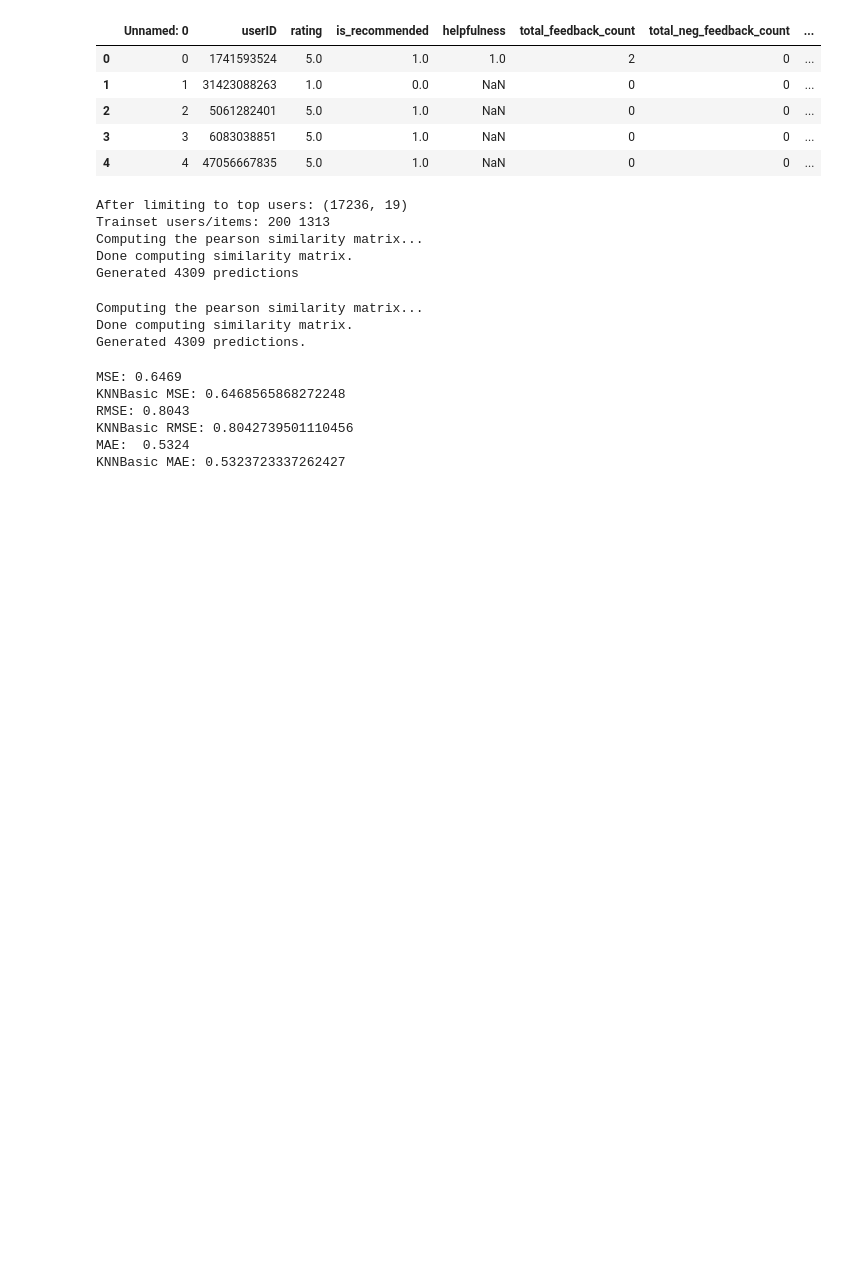
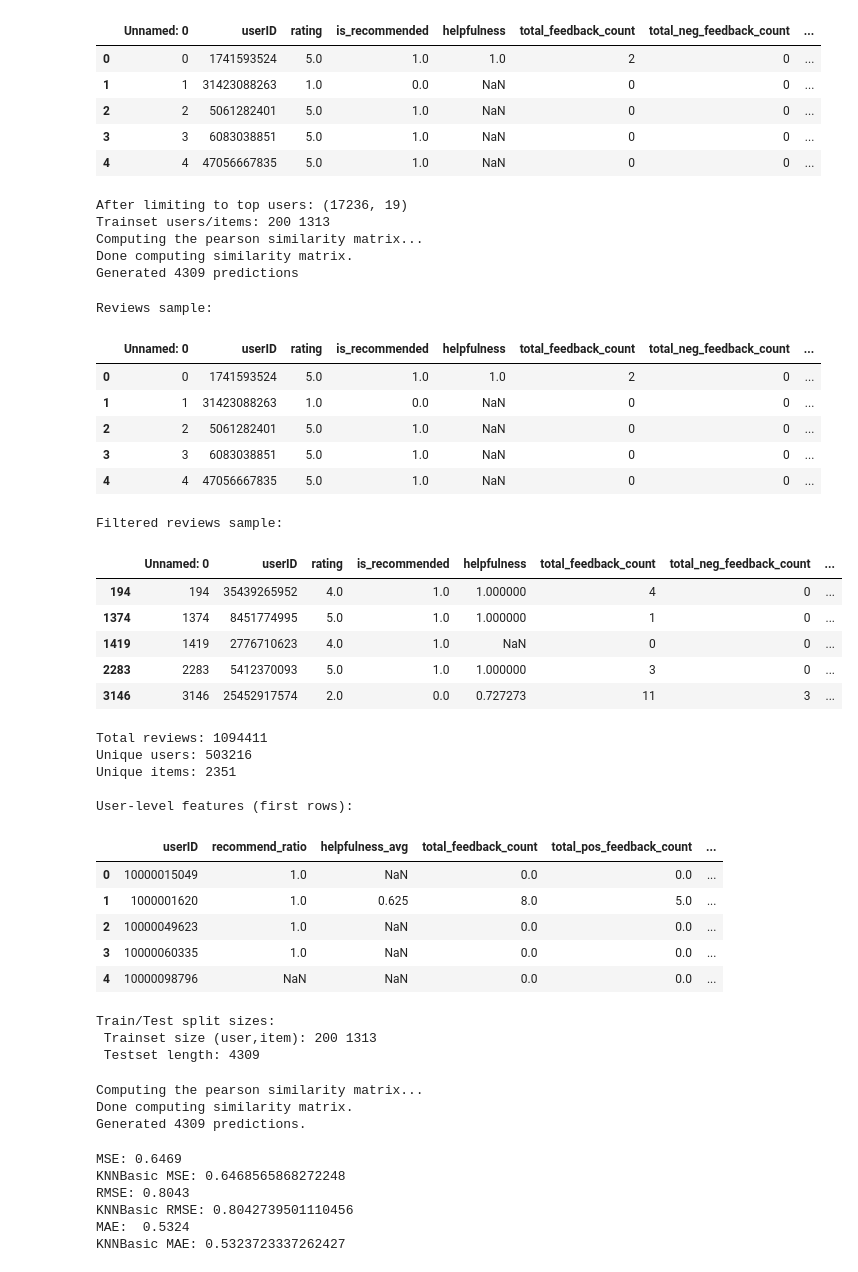
Before and after one commit to nurs-1502/Web_Mining_Project, a Jupyter notebook: Updated_Recommender_System.ipynb, the cells around one changed output. Drawn from its saved outputs; the diff is of its cells as text; code cells hidden in the pictures; blank space fills up the shorter version.

```diff
--- a/Updated_Recommender_System.ipynb
+++ b/Updated_Recommender_System.ipynb
@@ -116,6 +116,54 @@ Trainset users/items: 200 1313
 Computing the pearson similarity matrix...
 Done computing similarity matrix.
 Generated 4309 predictions
+# %%
+# Sanity-check of preprocessed data
+print("Reviews sample:")
+display(reviews.head())
+
+if 'reviews_sub' in globals():
+    print("Filtered reviews sample:")
+    display(reviews_sub.head())
+
+print(f"Total reviews: {len(reviews)}")
+print(f"Unique users: {reviews['userID'].nunique()}")
+print(f"Unique items: {reviews['itemID'].nunique()}")
+
+print("\nUser-level features (first rows):")
+display(user_extra.head())
+
+print("\nTrain/Test split sizes:")
+print(" Trainset size (user,item):", trainset.n_users, trainset.n_items)
+print(" Testset length:", len(testset))
+# %% [output]
+Reviews sample:
+|  | Unnamed: 0 | userID | rating | is_recommended | helpfulness | total_feedback_count | total_neg_feedback_count | ... |
+| 0 | 0 | 1741593524 | 5.0 | 1.0 | 1.0 | 2 | 0 | ... |
+| 1 | 1 | 31423088263 | 1.0 | 0.0 | NaN | 0 | 0 | ... |
+| 2 | 2 | 5061282401 | 5.0 | 1.0 | NaN | 0 | 0 | ... |
+| 3 | 3 | 6083038851 | 5.0 | 1.0 | NaN | 0 | 0 | ... |
+| 4 | 4 | 47056667835 | 5.0 | 1.0 | NaN | 0 | 0 | ... |
+Filtered reviews sample:
+|  | Unnamed: 0 | userID | rating | is_recommended | helpfulness | total_feedback_count | total_neg_feedback_count | ... |
+| 194 | 194 | 35439265952 | 4.0 | 1.0 | 1.000000 | 4 | 0 | ... |
+| 1374 | 1374 | 8451774995 | 5.0 | 1.0 | 1.000000 | 1 | 0 | ... |
+| 1419 | 1419 | 2776710623 | 4.0 | 1.0 | NaN | 0 | 0 | ... |
+| 2283 | 2283 | 5412370093 | 5.0 | 1.0 | 1.000000 | 3 | 0 | ... |
+| 3146 | 3146 | 25452917574 | 2.0 | 0.0 | 0.727273 | 11 | 3 | ... |
+Total reviews: 1094411
+Unique users: 503216
+Unique items: 2351
+
+User-level features (first rows):
+|  | userID | recommend_ratio | helpfulness_avg | total_feedback_count | total_pos_feedback_count | ... |
+| 0 | 10000015049 | 1.0 | NaN | 0.0 | 0.0 | ... |
+| 1 | 1000001620 | 1.0 | 0.625 | 8.0 | 5.0 | ... |
+| 2 | 10000049623 | 1.0 | NaN | 0.0 | 0.0 | ... |
+| 3 | 10000060335 | 1.0 | NaN | 0.0 | 0.0 | ... |
+| 4 | 10000098796 | NaN | NaN | 0.0 | 0.0 | ... |
+Train/Test split sizes:
+ Trainset size (user,item): 200 1313
+ Testset length: 4309
 # %%
 from surprise import KNNBasic
 
```
Also changed, not shown: parts of 3 cells of this notebook.
